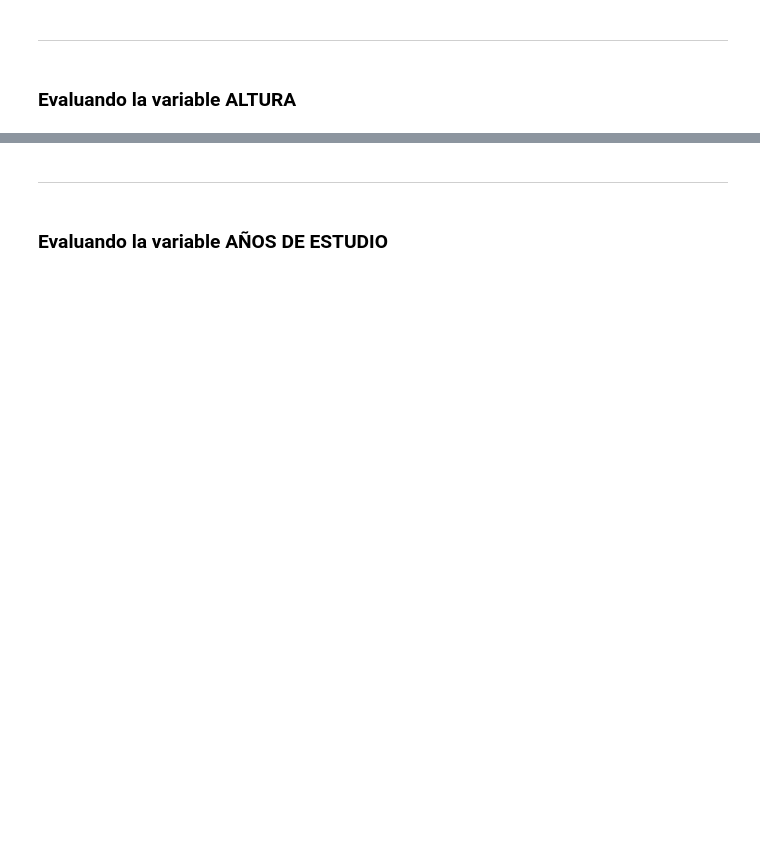
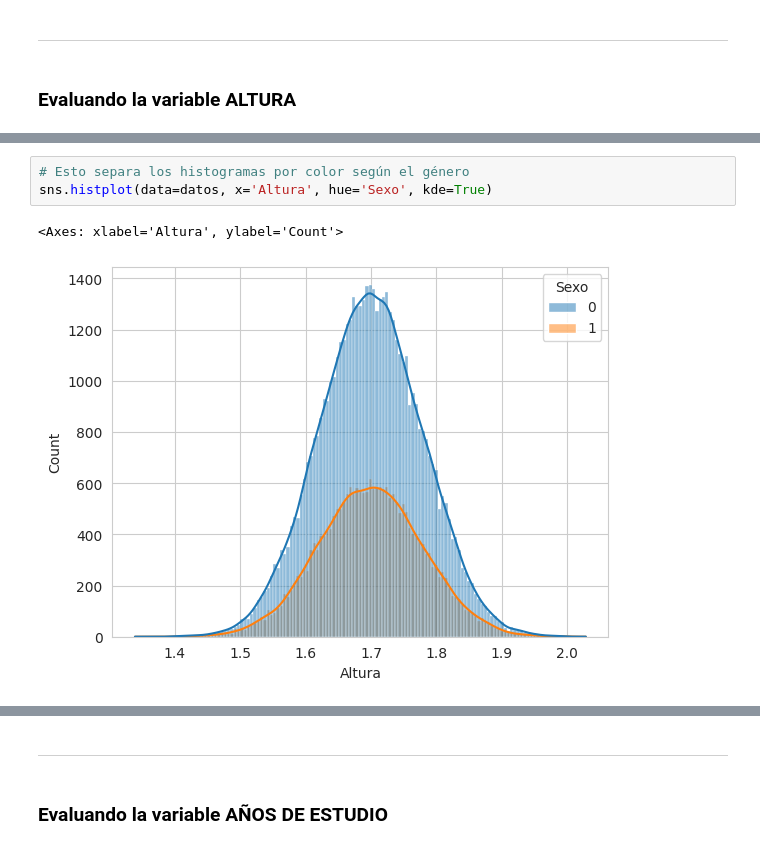
Before and after one commit to mikeismerio/estadistica_python, a Jupyter notebook: Curso_de_Estadística_con_Python_1.ipynb, the cells around one changed output, grey strips where cells are left out. Drawn from its saved outputs; the diff is of its cells as text; blank space fills up the shorter version.

```diff
--- a/Curso_de_Estadística_con_Python_1.ipynb
+++ b/Curso_de_Estadística_con_Python_1.ipynb
@@ -535,0 +698,6 @@ La moda se puede definir como el valor más frecuente de un conjunto de datos. L
+# %%
+# Esto separa los histogramas por color según el género
+sns.histplot(data=datos, x='Altura', hue='Sexo', kde=True)
+# %% [output]
+<Axes: xlabel='Altura', ylabel='Count'>
+[figure, added]
```
Also changed, not shown: parts of 14 cells of this notebook.
